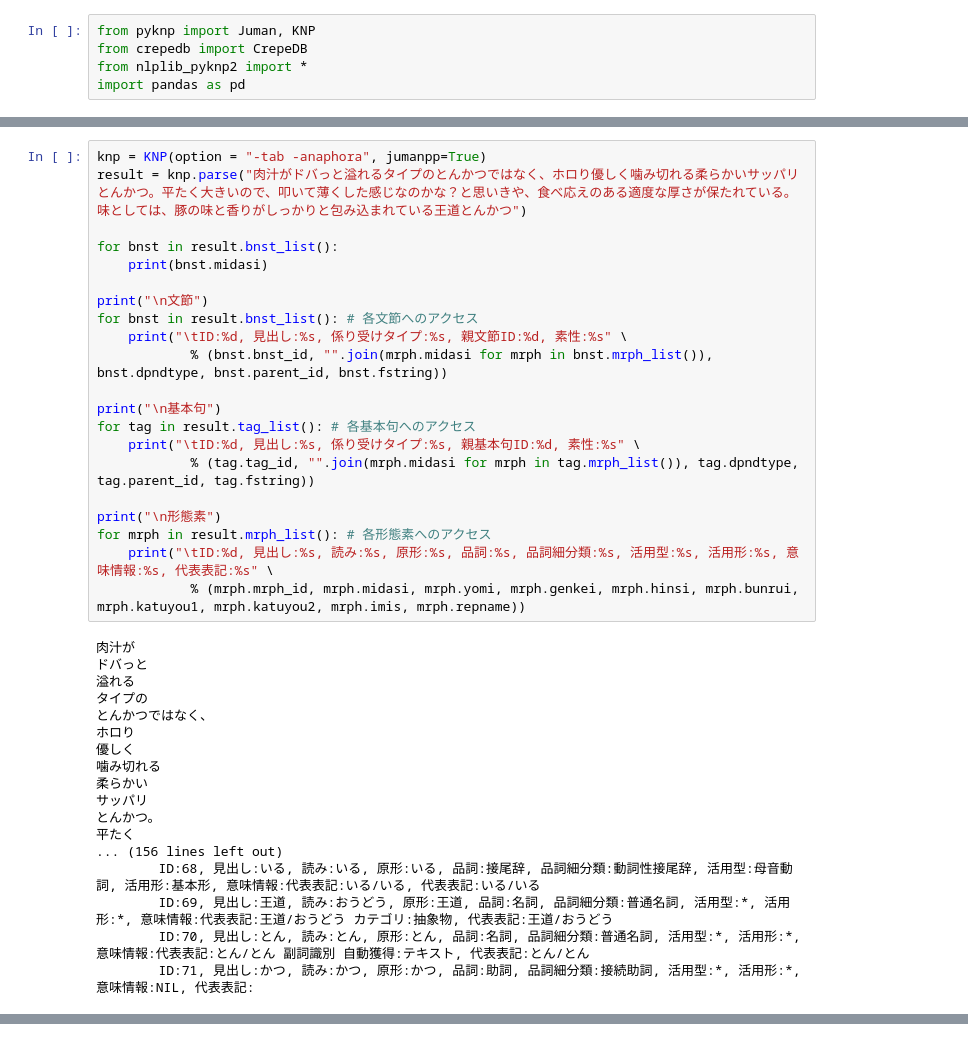
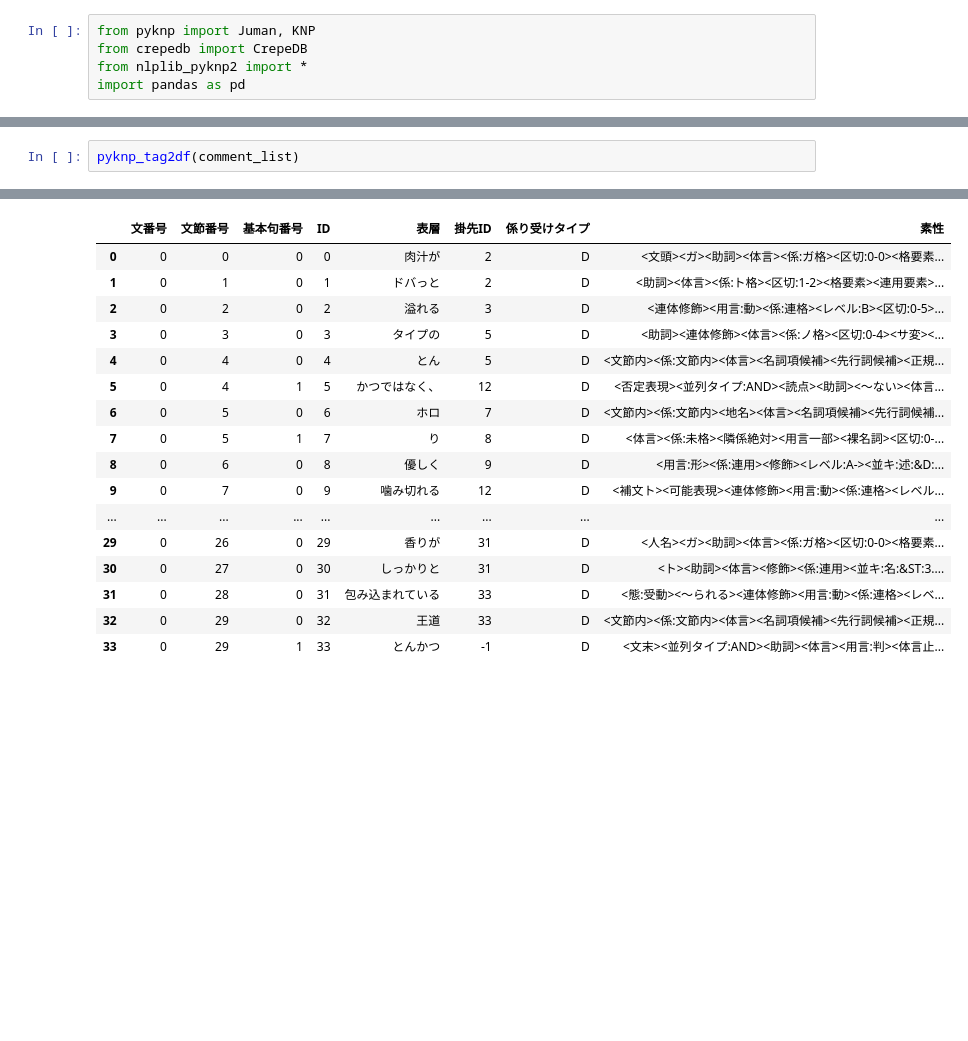
Before and after one commit to BDA2019TeamA/NLPLibrary, a Jupyter notebook: knpws.ipynb, the cells around one changed output, grey strips where cells are left out. Drawn from its saved outputs; the diff is of its cells as text; blank space fills up the shorter version.

```diff
--- a/knpws.ipynb
+++ b/knpws.ipynb
@@ -92,39 +75,3 @@ pyknp_chunkinfo(comment_list)
-# %%
-knp = KNP(option = "-tab -anaphora", jumanpp=True)
-result = knp.parse("肉汁がドバっと溢れるタイプのとんかつではなく、ホロり優しく噛み切れる柔らかいサッパリとんかつ。平たく大きいので、叩いて薄くした感じなのかな？と思いきや、食べ応えのある適度な厚さが保たれている。味としては、豚の味と香りがしっかりと包み込まれている王道とんかつ")
-
-for bnst in result.bnst_list():
-    print(bnst.midasi)
-
-print("\n文節")
-for bnst in result.bnst_list(): # 各文節へのアクセス
-    print("\tID:%d, 見出し:%s, 係り受けタイプ:%s, 親文節ID:%d, 素性:%s" \
-            % (bnst.bnst_id, "".join(mrph.midasi for mrph in bnst.mrph_list()), bnst.dpndtype, bnst.parent_id, bnst.fstring))
-
-print("\n基本句")
-for tag in result.tag_list(): # 各基本句へのアクセス
-    print("\tID:%d, 見出し:%s, 係り受けタイプ:%s, 親基本句ID:%d, 素性:%s" \
-            % (tag.tag_id, "".join(mrph.midasi for mrph in tag.mrph_list()), tag.dpndtype, tag.parent_id, tag.fstring))
-
-print("\n形態素")
-for mrph in result.mrph_list(): # 各形態素へのアクセス
-    print("\tID:%d, 見出し:%s, 読み:%s, 原形:%s, 品詞:%s, 品詞細分類:%s, 活用型:%s, 活用形:%s, 意味情報:%s, 代表表記:%s" \
-            % (mrph.mrph_id, mrph.midasi, mrph.yomi, mrph.genkei, mrph.hinsi, mrph.bunrui, mrph.katuyou1, mrph.katuyou2, mrph.imis, mrph.repname))
-# %% [output]
-肉汁が
-ドバっと
-溢れる
-タイプの
-とんかつではなく、
-ホロり
-優しく
-噛み切れる
-柔らかい
-サッパリ
-とんかつ。
-平たく
-... (156 lines left out)
-        ID:68, 見出し:いる, 読み:いる, 原形:いる, 品詞:接尾辞, 品詞細分類:動詞性接尾辞, 活用型:母音動詞, 活用形:基本形, 意味情報:代表表記:いる/いる, 代表表記:いる/いる
-        ID:69, 見出し:王道, 読み:おうどう, 原形:王道, 品詞:名詞, 品詞細分類:普通名詞, 活用型:*, 活用形:*, 意味情報:代表表記:王道/おうどう カテゴリ:抽象物, 代表表記:王道/おうどう
-        ID:70, 見出し:とん, 読み:とん, 原形:とん, 品詞:名詞, 品詞細分類:普通名詞, 活用型:*, 活用形:*, 意味情報:代表表記:とん/とん 副詞識別 自動獲得:テキスト, 代表表記:とん/とん
-        ID:71, 見出し:かつ, 読み:かつ, 原形:かつ, 品詞:助詞, 品詞細分類:接続助詞, 活用型:*, 活用形:*, 意味情報:NIL, 代表表記:
+# %%
+pyknp_tag2df(comment_list)
+# %% [output]
@@ -130,0 +95,17 @@ for mrph in result.mrph_list(): # 各形態素へのアクセス
+|  | 文番号 | 文節番号 | 基本句番号 | ID | 表層 | 掛先ID | 係り受けタイプ | 素性 |
+| 0 | 0 | 0 | 0 | 0 | 肉汁が | 2 | D | <文頭><ガ><助詞><体言><係:ガ格><区切:0-0><格要素... |
+| 1 | 0 | 1 | 0 | 1 | ドバっと | 2 | D | <助詞><体言><係:ト格><区切:1-2><格要素><連用要素>... |
+| 2 | 0 | 2 | 0 | 2 | 溢れる | 3 | D | <連体修飾><用言:動><係:連格><レベル:B><区切:0-5>... |
+| 3 | 0 | 3 | 0 | 3 | タイプの | 5 | D | <助詞><連体修飾><体言><係:ノ格><区切:0-4><サ変><... |
+| 4 | 0 | 4 | 0 | 4 | とん | 5 | D | <文節内><係:文節内><体言><名詞項候補><先行詞候補><正規... |
+| 5 | 0 | 4 | 1 | 5 | かつではなく、 | 12 | D | <否定表現><並列タイプ:AND><読点><助詞><〜ない><体言... |
+| 6 | 0 | 5 | 0 | 6 | ホロ | 7 | D | <文節内><係:文節内><地名><体言><名詞項候補><先行詞候補... |
+| 7 | 0 | 5 | 1 | 7 | り | 8 | D | <体言><係:未格><隣係絶対><用言一部><裸名詞><区切:0-... |
+| 8 | 0 | 6 | 0 | 8 | 優しく | 9 | D | <用言:形><係:連用><修飾><レベル:A-><並キ:述:&D:... |
+| 9 | 0 | 7 | 0 | 9 | 噛み切れる | 12 | D | <補文ト><可能表現><連体修飾><用言:動><係:連格><レベル... |
+| ... | ... | ... | ... | ... | ... | ... | ... | ... |
+| 29 | 0 | 26 | 0 | 29 | 香りが | 31 | D | <人名><ガ><助詞><体言><係:ガ格><区切:0-0><格要素... |
+| 30 | 0 | 27 | 0 | 30 | しっかりと | 31 | D | <ト><助詞><体言><修飾><係:連用><並キ:名:&ST:3.... |
+| 31 | 0 | 28 | 0 | 31 | 包み込まれている | 33 | D | <態:受動><〜られる><連体修飾><用言:動><係:連格><レベ... |
+| 32 | 0 | 29 | 0 | 32 | 王道 | 33 | D | <文節内><係:文節内><体言><名詞項候補><先行詞候補><正規... |
+| 33 | 0 | 29 | 1 | 33 | とんかつ | -1 | D | <文末><並列タイプ:AND><助詞><体言><用言:判><体言止... |
```
Also changed, not shown: parts of 3 cells of this notebook, 1 other file.
